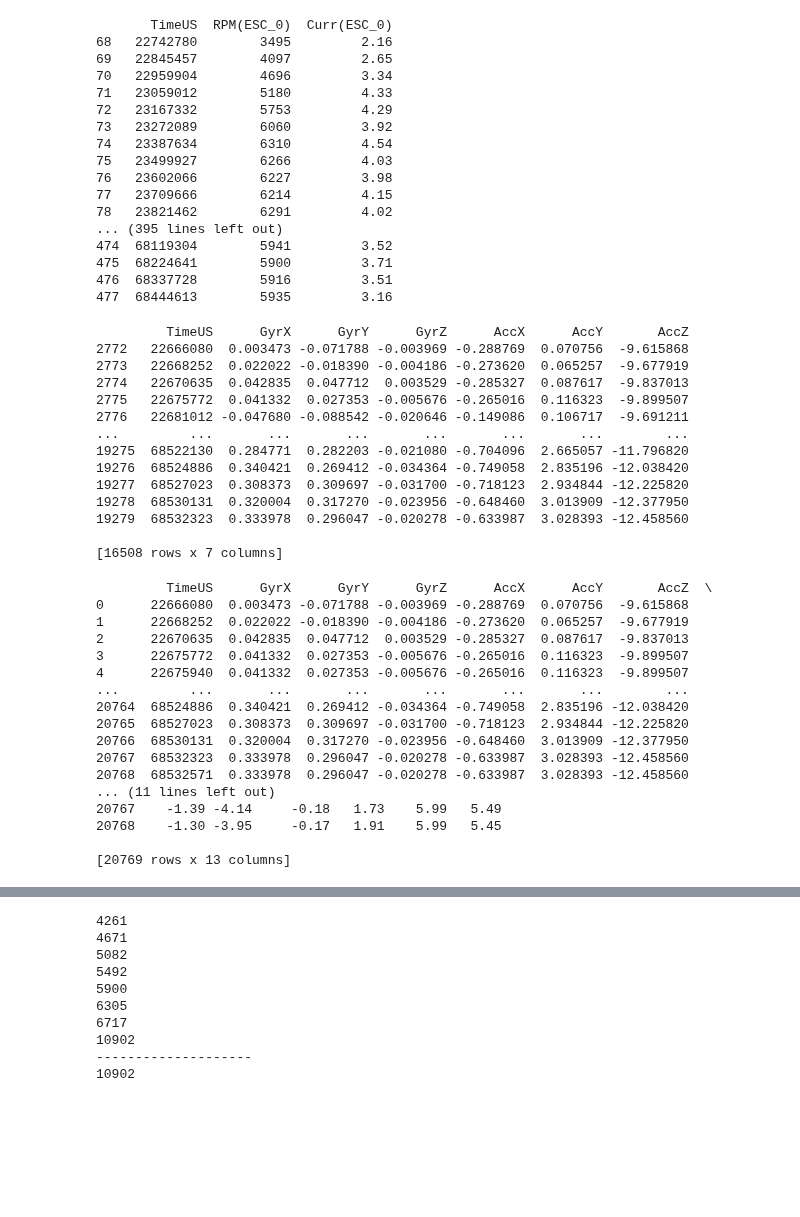
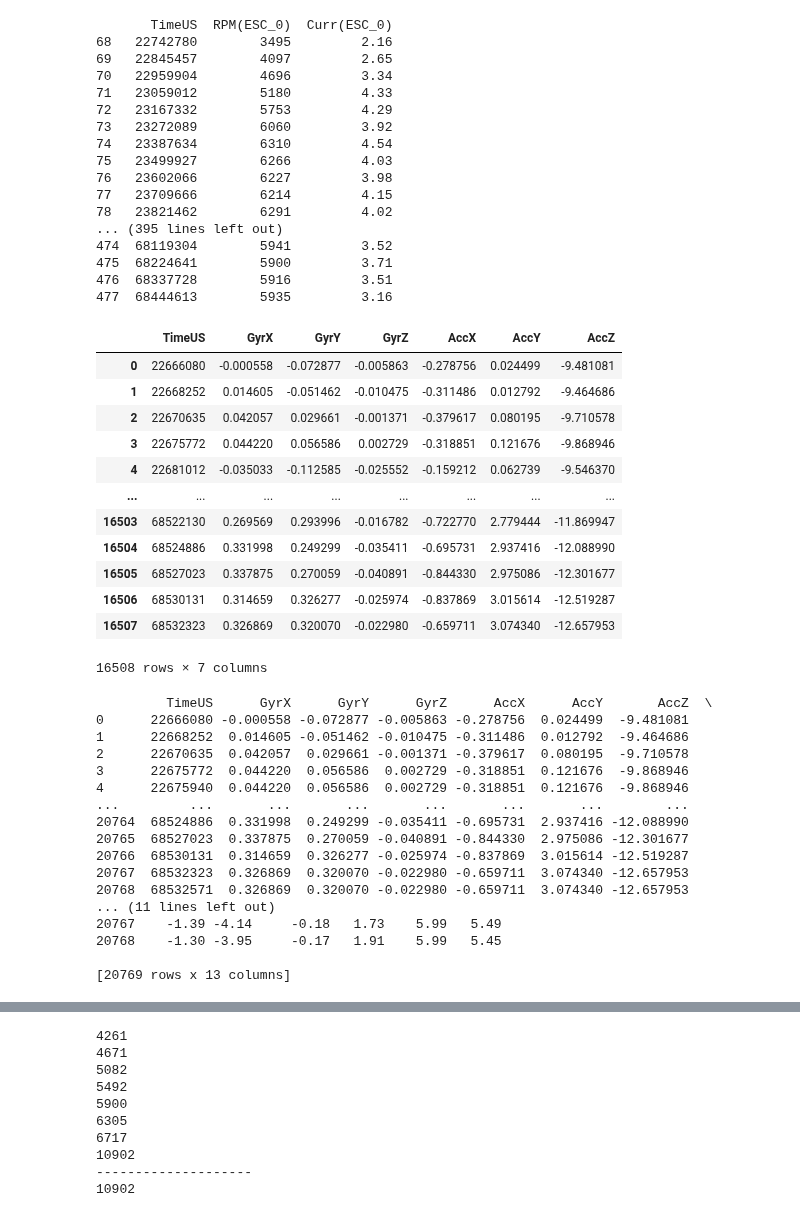
Before and after one commit to ChiaraAmalia/ProgettoManutenzionePreventiva, a Jupyter notebook: M1/NO_FAULT1/nofault_m1.ipynb, the cells around one changed output, grey strips where cells are left out. Drawn from its saved outputs; the diff is of its cells as text; code cells hidden in the pictures; blank space fills up the shorter version.

```diff
--- a/M1/NO_FAULT1/nofault_m1.ipynb
+++ b/M1/NO_FAULT1/nofault_m1.ipynb
@@ -164,43 +164,54 @@ esc_5_m1=esc_5_m1.rename(columns={"RPM": "RPM(ESC_5)", "Curr": "Curr(ESC_5)"})
 477  68444613        5935         3.16
 # %%
 #valori di accelerazione e del giroscopio
+imu_0_m1 = pd.read_csv("IMU_0.csv")
+imu_0_m1 = imu_0_m1.drop(['LineNo','I', 'EG', 'EA', 'T', 'GH', 'AH', 'GHz', 'AHz'], axis=1)
+imu_0_m1 = imu_0_m1[((imu_0_m1['TimeUS'] >= 22664152) & (imu_0_m1['TimeUS'] <= 68533079))]
+
+imu_1_m1 = pd.read_csv("IMU_1.csv")
+imu_1_m1 = imu_1_m1.drop(['LineNo','I', 'EG', 'EA', 'T', 'GH', 'AH', 'GHz', 'AHz'], axis=1)
+imu_1_m1 = imu_1_m1[((imu_1_m1['TimeUS'] >= 22664152) & (imu_1_m1['TimeUS'] <= 68533079))]
+
 imu_2_m1 = pd.read_csv("IMU_2.csv")
 imu_2_m1 = imu_2_m1.drop(['LineNo','I', 'EG', 'EA', 'T', 'GH', 'AH', 'GHz', 'AHz'], axis=1)
 imu_2_m1 = imu_2_m1[((imu_2_m1['TimeUS'] >= 22664152) & (imu_2_m1['TimeUS'] <= 68533079))]
-print(imu_2_m1)
+
+imu_m1 = pd.concat((imu_0_m1, imu_1_m1, imu_2_m1))
+imu_m1=imu_m1.groupby(imu_m1.TimeUS, as_index=False).mean()
+
+display(imu_m1)
 # %% [output]
+|  | TimeUS | GyrX | GyrY | GyrZ | AccX | AccY | AccZ |
+| 0 | 22666080 | -0.000558 | -0.072877 | -0.005863 | -0.278756 | 0.024499 | -9.481081 |
+| 1 | 22668252 | 0.014605 | -0.051462 | -0.010475 | -0.311486 | 0.012792 | -9.464686 |
+| 2 | 22670635 | 0.042057 | 0.029661 | -0.001371 | -0.379617 | 0.080195 | -9.710578 |
+| 3 | 22675772 | 0.044220 | 0.056586 | 0.002729 | -0.318851 | 0.121676 | -9.868946 |
+| 4 | 22681012 | -0.035033 | -0.112585 | -0.025552 | -0.159212 | 0.062739 | -9.546370 |
+| ... | ... | ... | ... | ... | ... | ... | ... |
+| 16503 | 68522130 | 0.269569 | 0.293996 | -0.016782 | -0.722770 | 2.779444 | -11.869947 |
+| 16504 | 68524886 | 0.331998 | 0.249299 | -0.035411 | -0.695731 | 2.937416 | -12.088990 |
+| 16505 | 68527023 | 0.337875 | 0.270059 | -0.040891 | -0.844330 | 2.975086 | -12.301677 |
+| 16506 | 68530131 | 0.314659 | 0.326277 | -0.025974 | -0.837869 | 3.015614 | -12.519287 |
+| 16507 | 68532323 | 0.326869 | 0.320070 | -0.022980 | -0.659711 | 3.074340 | -12.657953 |
-         TimeUS      GyrX      GyrY      GyrZ      AccX      AccY       AccZ
-2772   22666080  0.003473 -0.071788 -0.003969 -0.288769  0.070756  -9.615868
-2773   22668252  0.022022 -0.018390 -0.004186 -0.273620  0.065257  -9.677919
-2774   22670635  0.042835  0.047712  0.003529 -0.285327  0.087617  -9.837013
-2775   22675772  0.041332  0.027353 -0.005676 -0.265016  0.116323  -9.899507
-2776   22681012 -0.047680 -0.088542 -0.020646 -0.149086  0.106717  -9.691211
-...         ...       ...       ...       ...       ...       ...        ...
-19275  68522130  0.284771  0.282203 -0.021080 -0.704096  2.665057 -11.796820
-19276  68524886  0.340421  0.269412 -0.034364 -0.749058  2.835196 -12.038420
-19277  68527023  0.308373  0.309697 -0.031700 -0.718123  2.934844 -12.225820
-19278  68530131  0.320004  0.317270 -0.023956 -0.648460  3.013909 -12.377950
-19279  68532323  0.333978  0.296047 -0.020278 -0.633987  3.028393 -12.458560
-
-[16508 rows x 7 columns]
+16508 rows × 7 columns
 # %%
 #sincronizzazione dei tempi tra att e imu_2
-m1_nofault = pd.merge_ordered(imu_2_m1,att_m1)
+m1_nofault = pd.merge_ordered(imu_m1,att_m1)
 m1_nofault=m1_nofault.fillna(method="ffill").fillna(method="bfill")
 print(m1_nofault)
 # %% [output]
          TimeUS      GyrX      GyrY      GyrZ      AccX      AccY       AccZ  \
-0      22666080  0.003473 -0.071788 -0.003969 -0.288769  0.070756  -9.615868
-1      22668252  0.022022 -0.018390 -0.004186 -0.273620  0.065257  -9.677919
-2      22670635  0.042835  0.047712  0.003529 -0.285327  0.087617  -9.837013
-3      22675772  0.041332  0.027353 -0.005676 -0.265016  0.116323  -9.899507
-4      22675940  0.041332  0.027353 -0.005676 -0.265016  0.116323  -9.899507
+0      22666080 -0.000558 -0.072877 -0.005863 -0.278756  0.024499  -9.481081
+1      22668252  0.014605 -0.051462 -0.010475 -0.311486  0.012792  -9.464686
+2      22670635  0.042057  0.029661 -0.001371 -0.379617  0.080195  -9.710578
+3      22675772  0.044220  0.056586  0.002729 -0.318851  0.121676  -9.868946
+4      22675940  0.044220  0.056586  0.002729 -0.318851  0.121676  -9.868946
 ...         ...       ...       ...       ...       ...       ...        ...
-20764  68524886  0.340421  0.269412 -0.034364 -0.749058  2.835196 -12.038420
-20765  68527023  0.308373  0.309697 -0.031700 -0.718123  2.934844 -12.225820
-20766  68530131  0.320004  0.317270 -0.023956 -0.648460  3.013909 -12.377950
-20767  68532323  0.333978  0.296047 -0.020278 -0.633987  3.028393 -12.458560
-20768  68532571  0.333978  0.296047 -0.020278 -0.633987  3.028393 -12.458560
+20764  68524886  0.331998  0.249299 -0.035411 -0.695731  2.937416 -12.088990
+20765  68527023  0.337875  0.270059 -0.040891 -0.844330  2.975086 -12.301677
+20766  68530131  0.314659  0.326277 -0.025974 -0.837869  3.015614 -12.519287
+20767  68532323  0.326869  0.320070 -0.022980 -0.659711  3.074340 -12.657953
+20768  68532571  0.326869  0.320070 -0.022980 -0.659711  3.074340 -12.657953
 ... (11 lines left out)
 20767    -1.39 -4.14     -0.18   1.73    5.99   5.49
 20768    -1.30 -3.95     -0.17   1.91    5.99   5.45
```
Also changed, not shown: parts of 6 cells of this notebook, 1 other file.
